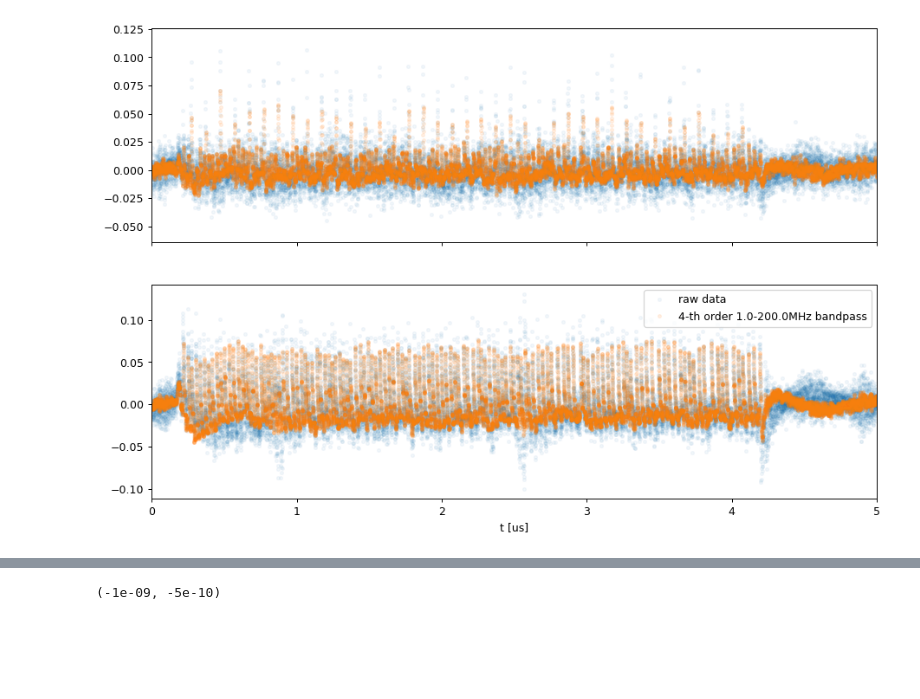
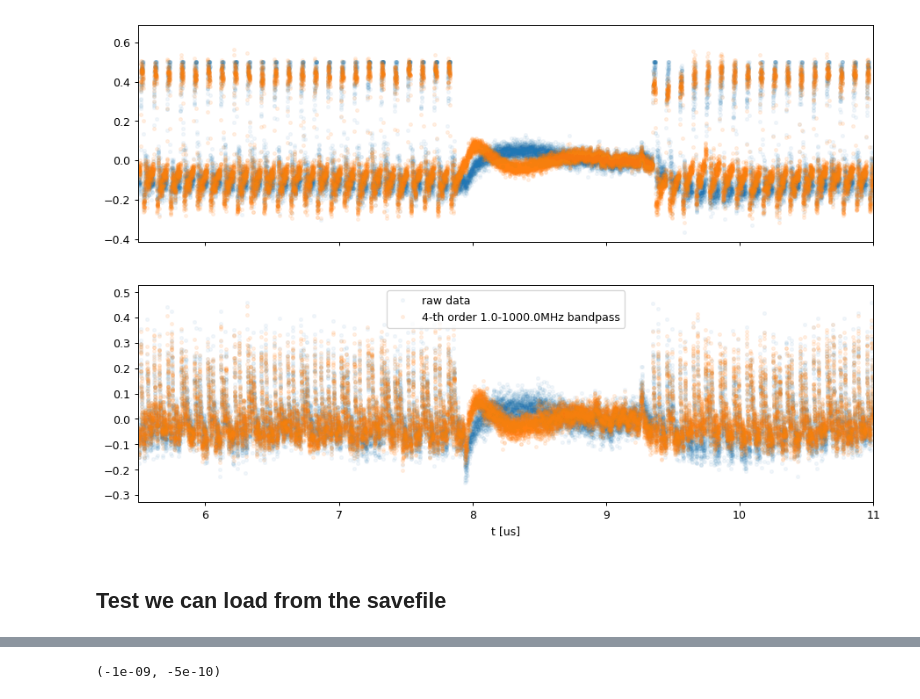
Before and after one commit to qnngroup/rfsoc_daq, a Jupyter notebook: pynq/rfsoc_daq.ipynb, the cells around one changed output, grey strips where cells are left out. Saved outputs shown, nothing was run; the diff lists cells and outputs as text; code cells hidden in the pictures; blank space fills up the shorter version.

```diff
--- a/pynq/rfsoc_daq.ipynb
+++ b/pynq/rfsoc_daq.ipynb
@@ -253,7 +259,7 @@ def set_trigger_manager_config(combine_mode, mask):
         print(f'sending word {hex(word)} to trigger_manager_config.fifo')
     ol.trigger_manager_config.fifo.send_tx_pkt([word])
 
-def parse_adc_data(num_active_channels):
+def parse_adc_data(adc_buffer, num_active_channels):
     if num_active_channels not in [1,2,4,8]:
         raise ValueError(f'Incorrect number of active channels: {num_active_channels}, expected one of [1,2,4,8]')
     dma_word = 0
@@ -576,4 +802,6 @@ receiving ADC data
 # %%
-plot_loopback_test(None, 2, (4, (1e6, 200e6,), 'bandpass'), 0, 5)
+plot_loopback_test(adc_buffer, None, 2, (4, (1e6, 1e9,), 'bandpass'), 5.5, 11)
 # %% [output]
-[figure, old version]
+[figure, new version]
+# %% [markdown]
+## Test we can load from the savefile
```
Also changed, not shown: parts of 43 cells of this notebook.
